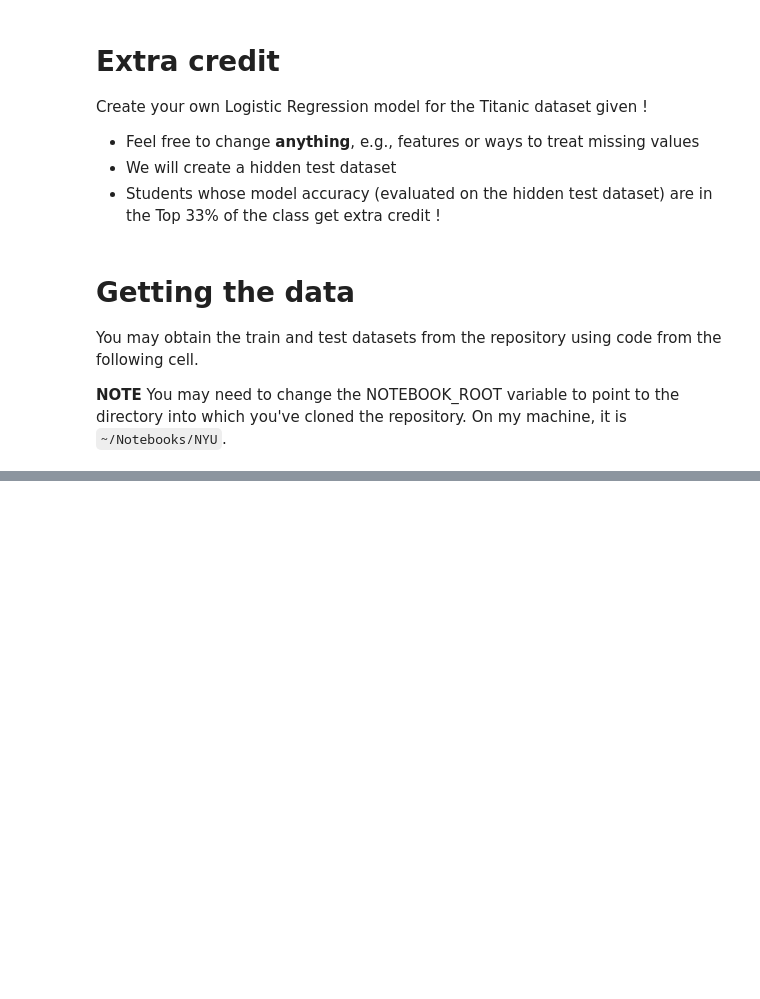
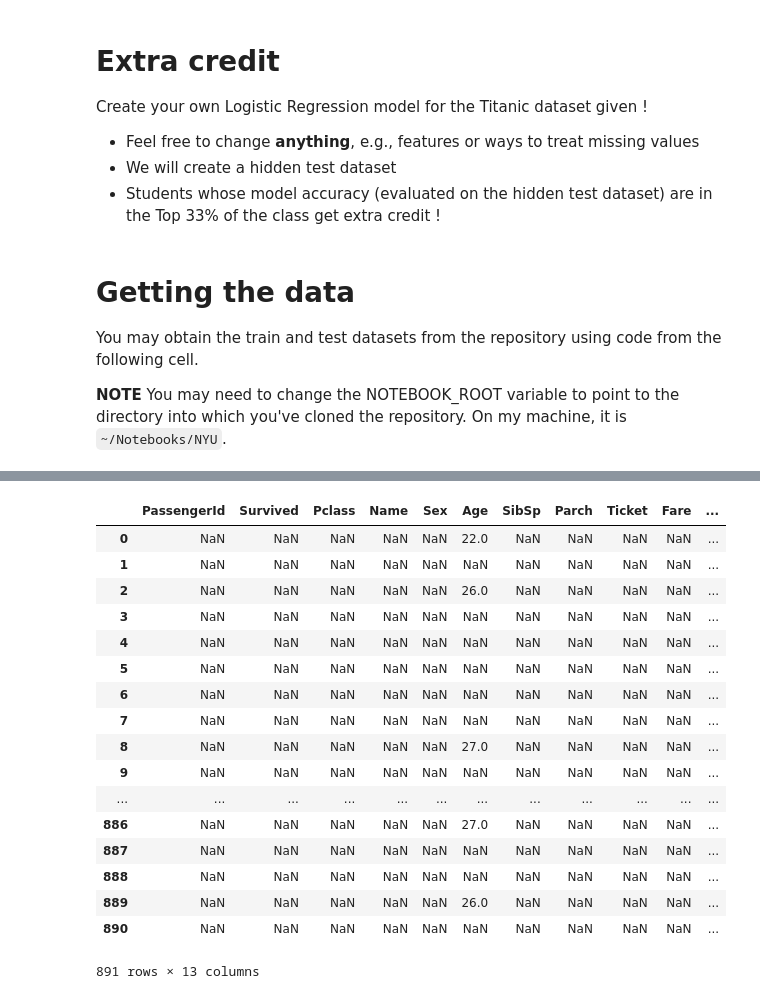
Before and after one commit to uhasan1/FRE-7773-Machine-Learning-2019, a Jupyter notebook: Assignment/Assignment_2.ipynb, the cells around one changed output, grey strips where cells are left out. Saved outputs shown, nothing was run; the diff lists cells and outputs as text; code cells hidden in the pictures; blank space fills up the shorter version.

```diff
--- a/Assignment/Assignment_2.ipynb
+++ b/Assignment/Assignment_2.ipynb
@@ -179,0 +234,2 @@ scores.mean()
+# %%
+train_data["AgeBucket"] = train_data["Age"] // 15 * 15
@@ -179,0 +245,21 @@ scores.mean()
+# %%
+train_data[train_data[20 < train_data[["Age"]]][["Age"]]<30]
+# %% [output]
+|  | PassengerId | Survived | Pclass | Name | Sex | Age | SibSp | Parch | Ticket | Fare | ... |
+| 0 | NaN | NaN | NaN | NaN | NaN | 22.0 | NaN | NaN | NaN | NaN | ... |
+| 1 | NaN | NaN | NaN | NaN | NaN | NaN | NaN | NaN | NaN | NaN | ... |
+| 2 | NaN | NaN | NaN | NaN | NaN | 26.0 | NaN | NaN | NaN | NaN | ... |
+| 3 | NaN | NaN | NaN | NaN | NaN | NaN | NaN | NaN | NaN | NaN | ... |
+| 4 | NaN | NaN | NaN | NaN | NaN | NaN | NaN | NaN | NaN | NaN | ... |
+| 5 | NaN | NaN | NaN | NaN | NaN | NaN | NaN | NaN | NaN | NaN | ... |
+| 6 | NaN | NaN | NaN | NaN | NaN | NaN | NaN | NaN | NaN | NaN | ... |
+| 7 | NaN | NaN | NaN | NaN | NaN | NaN | NaN | NaN | NaN | NaN | ... |
+| 8 | NaN | NaN | NaN | NaN | NaN | 27.0 | NaN | NaN | NaN | NaN | ... |
+| 9 | NaN | NaN | NaN | NaN | NaN | NaN | NaN | NaN | NaN | NaN | ... |
+| ... | ... | ... | ... | ... | ... | ... | ... | ... | ... | ... | ... |
+| 886 | NaN | NaN | NaN | NaN | NaN | 27.0 | NaN | NaN | NaN | NaN | ... |
+| 887 | NaN | NaN | NaN | NaN | NaN | NaN | NaN | NaN | NaN | NaN | ... |
+| 888 | NaN | NaN | NaN | NaN | NaN | NaN | NaN | NaN | NaN | NaN | ... |
+| 889 | NaN | NaN | NaN | NaN | NaN | 26.0 | NaN | NaN | NaN | NaN | ... |
+| 890 | NaN | NaN | NaN | NaN | NaN | NaN | NaN | NaN | NaN | NaN | ... |
+891 rows × 13 columns
```
Also changed, not shown: parts of 33 cells of this notebook.
